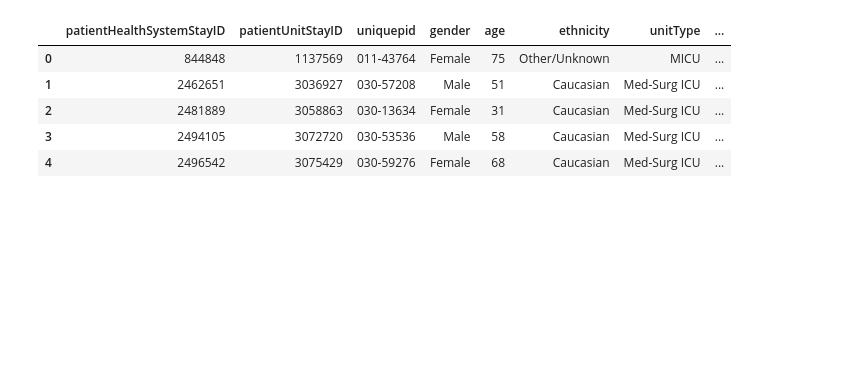
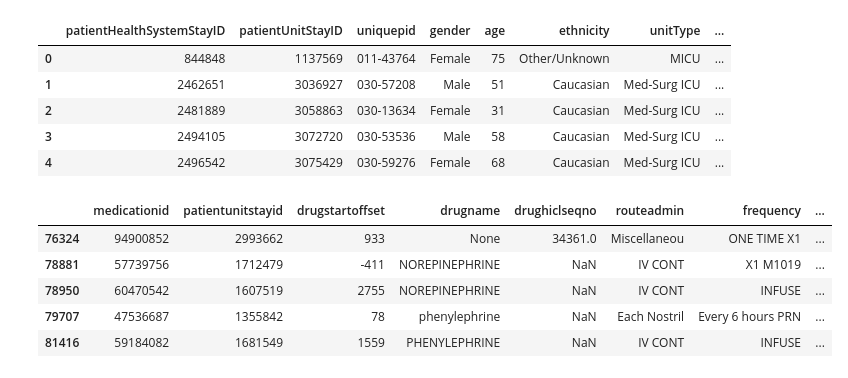
Before and after one commit to rmadushani/Three_vasopressor_problem, a Jupyter notebook: eICU/codes/eICU_Three_Vasopressors.ipynb, the cells around one changed output. Drawn from its saved outputs; the diff is of its cells as text; code cells hidden in the pictures; blank space fills up the shorter version.

Commit message:
Extract and clean vasopressor medication data

```diff
--- a/eICU/codes/eICU_Three_Vasopressors.ipynb
+++ b/eICU/codes/eICU_Three_Vasopressors.ipynb
@@ -54,3 +54,16 @@ patient_dat_new.head()
 | 2 | 2481889 | 3058863 | 030-13634 | Female | 31 | Caucasian | Med-Surg ICU | ... |
 | 3 | 2494105 | 3072720 | 030-53536 | Male | 58 | Caucasian | Med-Surg ICU | ... |
 | 4 | 2496542 | 3075429 | 030-59276 | Female | 68 | Caucasian | Med-Surg ICU | ... |
+# %%
+## List of ICU stays ids to extract other variables
+patientUnitStayIDs = list(patient_dat_new.patientUnitStayID)
+# %%
+# Extract vasopressor related medication data
+vasp_med_query = \
+"""
+SELECT medicationid, patientunitstayid, drugstartoffset, drugname, drughiclseqno, routeadmin, frequency, drugstopoffset, gtc
+FROM `physionet-data.eicu_crd.medication`
+WHERE (drugname is null OR (UPPER(drugname) like '%EPINEPHRIN%') OR (UPPER(drugname) LIKE '%ADRENALIN%') OR (UPPER(drugname) LIKE '%PHENYLEPHRIN%') OR (UPPER(drugname) LIKE '%VASOPRESSIN%') OR (UPPER(drugname) like '%DOPAMINE%') OR (UPPER(drugname) like '%ANGIOTENSIN%'))
+"""
+
+med_vasp_dat = run_query(vasp_med_query)
@@ -56,0 +128,9 @@ patient_dat_new.head()
+# %%
+med_vasp_dat_new.head()
+# %% [output]
+|  | medicationid | patientunitstayid | drugstartoffset | drugname | drughiclseqno | routeadmin | frequency | ... |
+| 76324 | 94900852 | 2993662 | 933 | None | 34361.0 | Miscellaneou | ONE TIME X1 | ... |
+| 78881 | 57739756 | 1712479 | -411 | NOREPINEPHRINE | NaN | IV CONT | X1 M1019 | ... |
+| 78950 | 60470542 | 1607519 | 2755 | NOREPINEPHRINE | NaN | IV CONT | INFUSE | ... |
+| 79707 | 47536687 | 1355842 | 78 | phenylephrine | NaN | Each Nostril | Every 6 hours PRN | ... |
+| 81416 | 59184082 | 1681549 | 1559 | PHENYLEPHRINE | NaN | IV CONT | INFUSE | ... |
```
Also changed, not shown: parts of 3 cells of this notebook.
